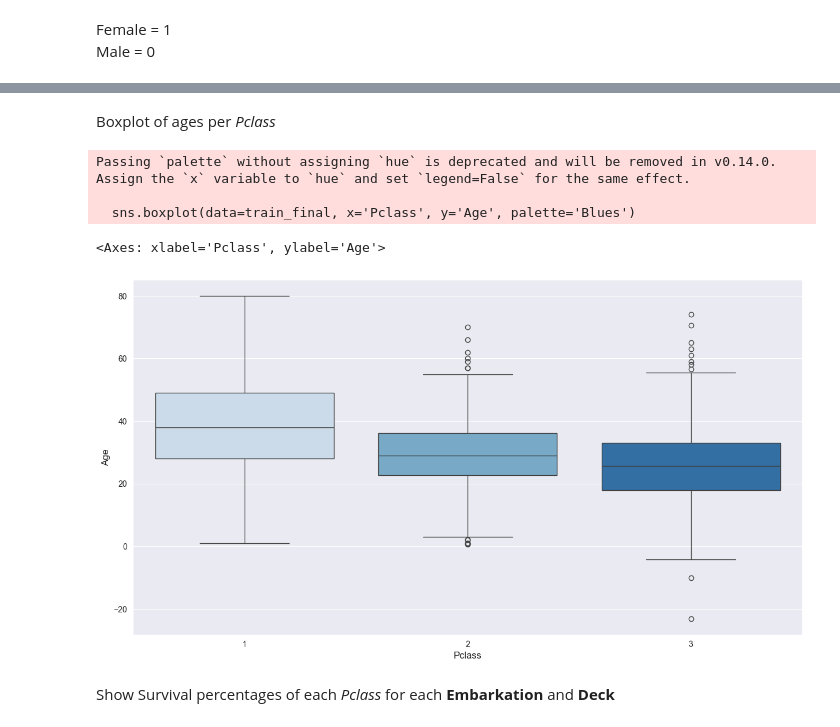
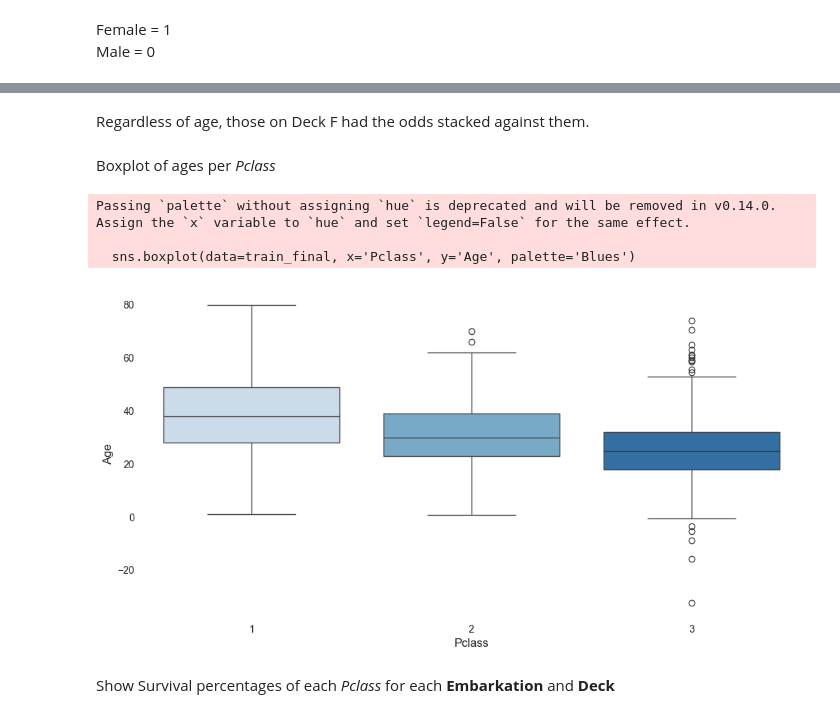
Before and after one commit to scottmr007/Titanic_EDA, a Jupyter notebook: Titanice_EDA.ipynb, the cells around one changed output, grey strips where cells are left out. Cells and saved outputs as stored; diff of their text form; code cells hidden in the pictures.

Commit message:
updated plot charts

```diff
--- a/Titanice_EDA.ipynb
+++ b/Titanice_EDA.ipynb
@@ -429,7 +429,6 @@ Age_group
 Name: Survived, dtype: float64
 # %%
-# Set the style
-sns.set_style('darkgrid')
+sns.set_style("white")
 
 # Create a 1x3 grid of subplots
 fig, axes = plt.subplots(1, 3, figsize=(18, 6))
@@ -446,6 +445,13 @@ axes[1].set_title('Survived vs Age')
 sns.countplot(x='SibSp', data=train_final, hue='Survived', palette='Blues', ax=axes[2])
 axes[2].set_title('Survived vs SibSp')
 
+
+# Apply background removal & remove borders
+for ax in axes:
+    ax.set_frame_on(False)  # Remove entire frame
+    for spine in ax.spines.values():  # Ensure spines are removed
+        spine.set_visible(False)
+
 plt.tight_layout()
 
 plt.show()
@@ -454,3 +460,13 @@ plt.show()
 # %% [markdown]
 Female = 1 <br/>
 Male = 0
+# %%
+sns.scatterplot(data=train_final, x='Deck', y='Age', hue='Survived')
+plt.title('Distribution of Age to Deck & Survival')
+
+# Set background to white
+plt.gca().set_facecolor('white')
+# Remove the borders around the plot
+for spine in plt.gca().spines.values():
+    spine.set_visible(False)
+plt.show()
@@ -457,14 +475,21 @@ Male = 0
+# %% [markdown]
+Regardless of age, those on Deck F had the odds stacked against them.
 # %% [markdown]
 Boxplot of ages per *Pclass*
 # %%
-plt.figure(figsize=(15,8))
+plt.figure(figsize=(12,6))
 sns.boxplot(data=train_final, x='Pclass', y='Age', palette='Blues')
+
+# Set background to white
+plt.gca().set_facecolor('white')
+# Remove the borders around the plot
+for spine in plt.gca().spines.values():
+    spine.set_visible(False)
 # %% [output]
 Passing `palette` without assigning `hue` is deprecated and will be removed in v0.14.0. Assign the `x` variable to `hue` and set `legend=False` for the same effect.
 
   sns.boxplot(data=train_final, x='Pclass', y='Age', palette='Blues')
-<Axes: xlabel='Pclass', ylabel='Age'>
-[figure, old version]
+[figure, new version]
 # %% [markdown]
 Show Survival percentages of each *Pclass* for each **Embarkation** and **Deck**
 # %% [markdown]
```
Also changed, not shown: parts of 27 cells of this notebook.
